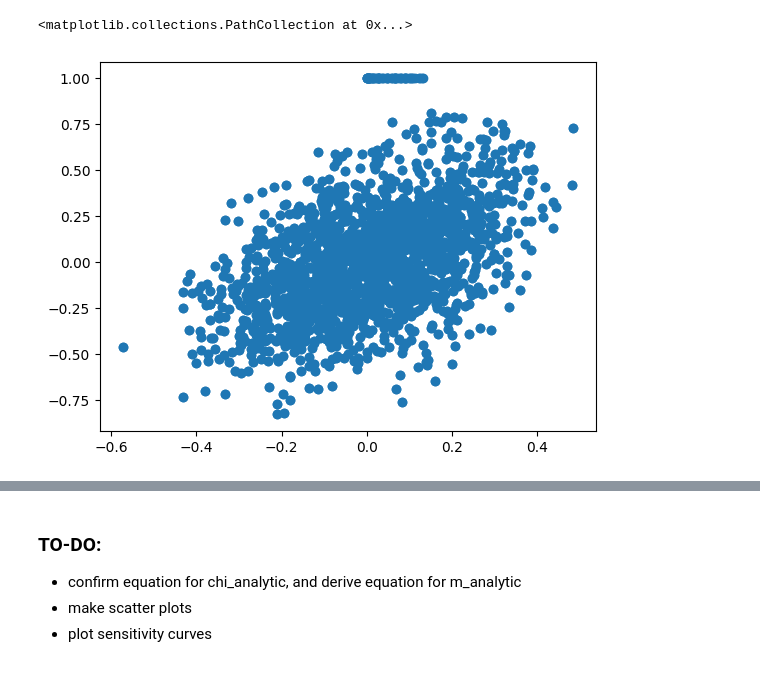
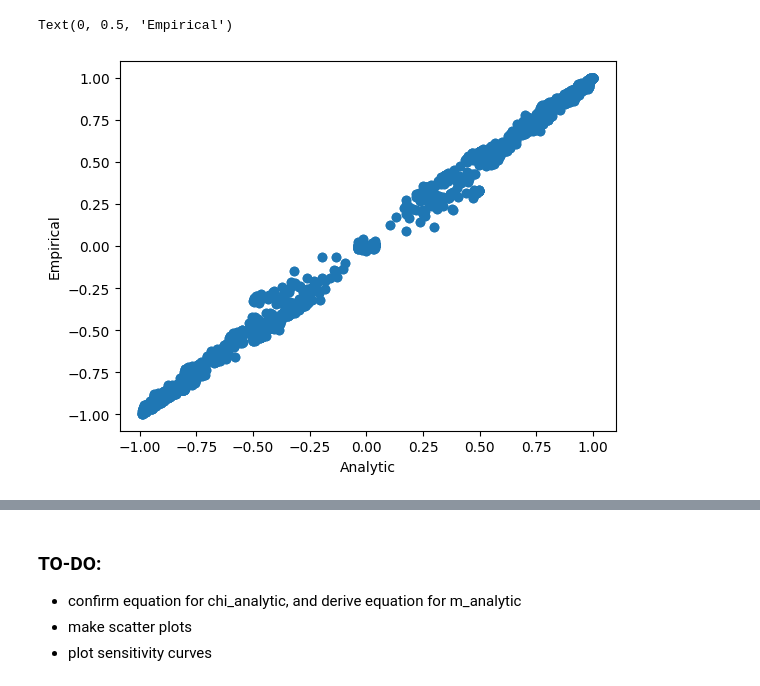
Before and after one commit to mbmahiout/ising, a Jupyter notebook: python/src/notebooks/eq_sampler_testing.ipynb, the cells around one changed output, grey strips where cells are left out. Cells and saved outputs as stored; diff of their text form; code cells hidden in the pictures.

Commit message:
Implemented analytic observables (further testing needed)

```diff
--- a/python/src/notebooks/eq_sampler_testing.ipynb
+++ b/python/src/notebooks/eq_sampler_testing.ipynb
@@ -27,14 +27,18 @@ num_burn = 1000
 
 # setting up model
 beta = 1.3
-h = np.random.uniform(-.3 * beta, .3 * beta, num_units)
-J = np.random.normal(0,  beta / np.sqrt(num_units), (num_units, num_units))
-for i in range(num_units):
-    J[i, i] = 0
-    for j in range(i+1, num_units):
-        J[j, i] = J[i, j]
+h = np.random.uniform(-3, 3, num_units)
 
-true_model = ising.EqModel(J, h)
+J_IP = np.zeros((num_units, num_units))
+if num_units % 2 == 0:
+    pairs = np.split(np.random.permutation(num_units), num_units / 2)
+else:
+    pairs = np.split(np.random.permutation(num_units - 1), (num_units - 1) / 2)
+for pair in pairs:
+    J_IP[pair[0]][pair[1]] = np.random.uniform(-1 / np.sqrt(num_units), 1 / np.sqrt(num_units))
+    J_IP[pair[1]][pair[0]] = J_IP[pair[0]][pair[1]]
+
+true_model = ising.EqModel(J_IP, h)
 
 # simulating
 true_sim = true_model.simulate(num_sims, num_burn)
@@ -52,5 +102,7 @@ for i in range(num_units):
 # %%
 plt.scatter(chi_analytic, true_sim.getPairwiseCorrs())
+plt.xlabel("Analytic")
+plt.ylabel("Empirical")
 # %% [output]
-<matplotlib.collections.PathCollection at 0x...>
+Text(0, 0.5, 'Empirical')
-[figure, old version]
+[figure, new version]
```
Also changed, not shown: parts of 2 cells of this notebook.
